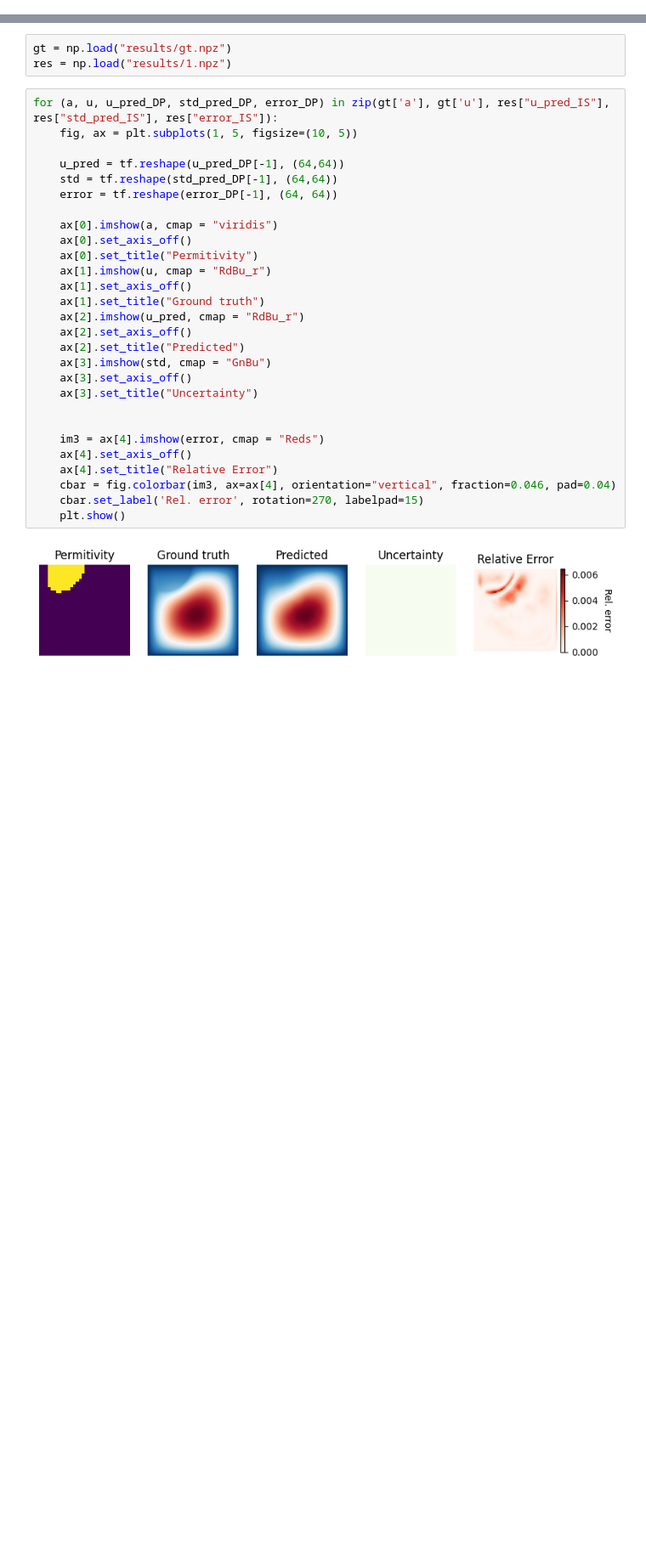
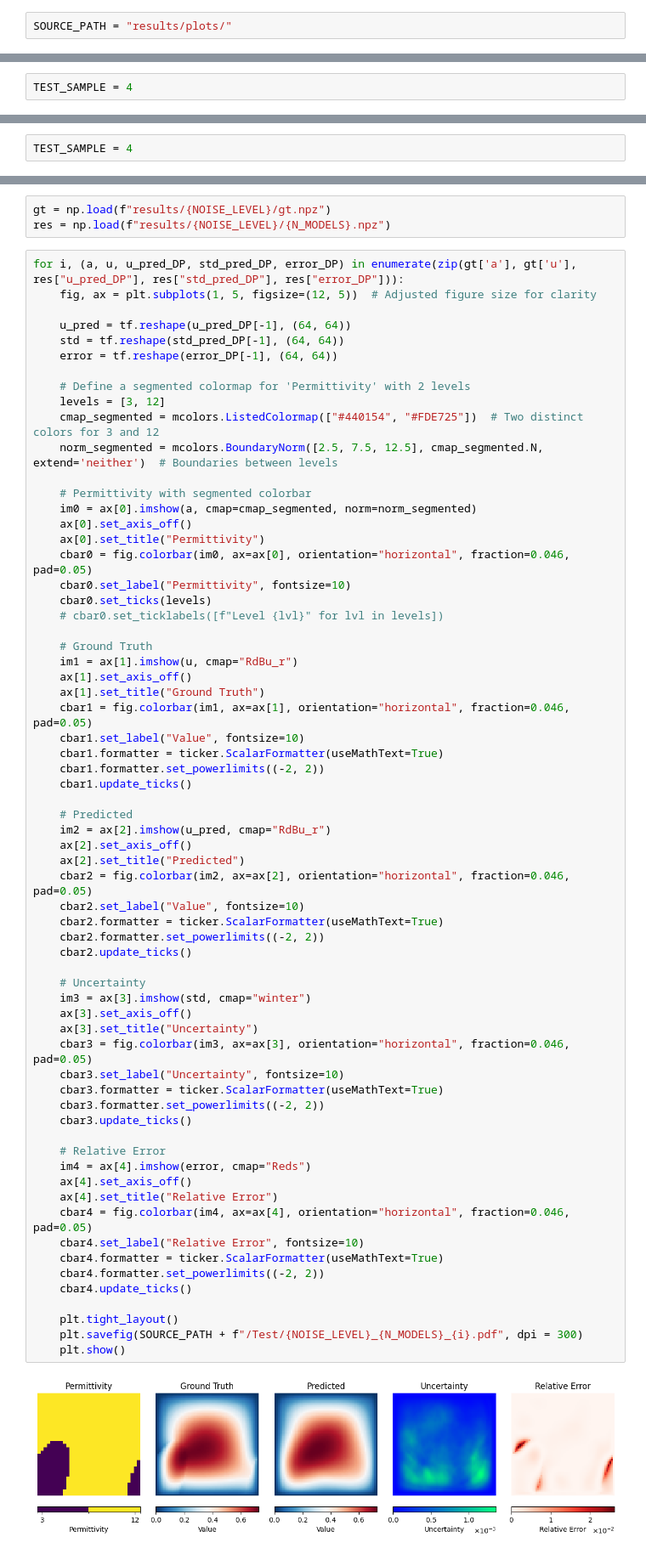
Before and after one commit to TheoHanon/NeuralFlow, a Jupyter notebook: Experiments/Darcy Flow/nf_operator_learn.ipynb, the cells around one changed output, grey strips where cells are left out. Shown at 85% size. Cells and saved outputs as stored; diff of their text form; blank space fills up the shorter version.

```diff
--- a/Experiments/Darcy Flow/nf_operator_learn.ipynb
+++ b/Experiments/Darcy Flow/nf_operator_learn.ipynb
@@ -10,0 +9,2 @@ To enable the following instructions: SSE4.1 SSE4.2 AVX AVX2 AVX512F AVX512_VNNI
+# %%
+SOURCE_PATH = "results/plots/"
@@ -10,0 +71,2 @@ To enable the following instructions: SSE4.1 SSE4.2 AVX AVX2 AVX512F AVX512_VNNI
+# %%
+TEST_SAMPLE = 4
@@ -10,0 +329,2 @@ To enable the following instructions: SSE4.1 SSE4.2 AVX AVX2 AVX512F AVX512_VNNI
+# %%
+TEST_SAMPLE = 4
@@ -11,33 +527,70 @@ To enable the following instructions: SSE4.1 SSE4.2 AVX AVX2 AVX512F AVX512_VNNI
 # %%
-gt = np.load("results/gt.npz")
-res = np.load("results/1.npz")
+gt = np.load(f"results/{NOISE_LEVEL}/gt.npz")
+res = np.load(f"results/{NOISE_LEVEL}/{N_MODELS}.npz")
 # %%
-for (a, u, u_pred_DP, std_pred_DP, error_DP) in zip(gt['a'], gt['u'], res["u_pred_IS"], res["std_pred_IS"], res["error_IS"]):
-    fig, ax = plt.subplots(1, 5, figsize=(10, 5))
+for i, (a, u, u_pred_DP, std_pred_DP, error_DP) in enumerate(zip(gt['a'], gt['u'], res["u_pred_DP"], res["std_pred_DP"], res["error_DP"])):
+    fig, ax = plt.subplots(1, 5, figsize=(12, 5))  # Adjusted figure size for clarity
 
-    u_pred = tf.reshape(u_pred_DP[-1], (64,64))
-    std = tf.reshape(std_pred_DP[-1], (64,64))
+    u_pred = tf.reshape(u_pred_DP[-1], (64, 64))
+    std = tf.reshape(std_pred_DP[-1], (64, 64))
     error = tf.reshape(error_DP[-1], (64, 64))
 
-    ax[0].imshow(a, cmap = "viridis")
+    # Define a segmented colormap for 'Permittivity' with 2 levels
+    levels = [3, 12]
+    cmap_segmented = mcolors.ListedColormap(["#440154", "#FDE725"])  # Two distinct colors for 3 and 12
+    norm_segmented = mcolors.BoundaryNorm([2.5, 7.5, 12.5], cmap_segmented.N, extend='neither')  # Boundaries between levels
+
+    # Permittivity with segmented colorbar
+    im0 = ax[0].imshow(a, cmap=cmap_segmented, norm=norm_segmented)
     ax[0].set_axis_off()
-    ax[0].set_title("Permitivity")
-    ax[1].imshow(u, cmap = "RdBu_r")
+    ax[0].set_title("Permittivity")
+    cbar0 = fig.colorbar(im0, ax=ax[0], orientation="horizontal", fraction=0.046, pad=0.05)
+    cbar0.set_label("Permittivity", fontsize=10)
+    cbar0.set_ticks(levels)
+    # cbar0.set_ticklabels([f"Level {lvl}" for lvl in levels])
+
+    # Ground Truth
+    im1 = ax[1].imshow(u, cmap="RdBu_r")
     ax[1].set_axis_off()
-    ax[1].set_title("Ground truth")
-    ax[2].imshow(u_pred, cmap = "RdBu_r")
+    ax[1].set_title("Ground Truth")
+    cbar1 = fig.colorbar(im1, ax=ax[1], orientation="horizontal", fraction=0.046, pad=0.05)
+    cbar1.set_label("Value", fontsize=10)
+    cbar1.formatter = ticker.ScalarFormatter(useMathText=True)
+    cbar1.formatter.set_powerlimits((-2, 2))
+    cbar1.update_ticks()
+
+    # Predicted
+    im2 = ax[2].imshow(u_pred, cmap="RdBu_r")
     ax[2].set_axis_off()
     ax[2].set_title("Predicted")
-    ax[3].imshow(std, cmap = "GnBu")
+    cbar2 = fig.colorbar(im2, ax=ax[2], orientation="horizontal", fraction=0.046, pad=0.05)
+    cbar2.set_label("Value", fontsize=10)
+    cbar2.formatter = ticker.ScalarFormatter(useMathText=True)
+    cbar2.formatter.set_powerlimits((-2, 2))
+    cbar2.update_ticks()
+
+    # Uncertainty
+    im3 = ax[3].imshow(std, cmap="winter")
     ax[3].set_axis_off()
     ax[3].set_title("Uncertainty")
+    cbar3 = fig.colorbar(im3, ax=ax[3], orientation="horizontal", fraction=0.046, pad=0.05)
+    cbar3.set_label("Uncertainty", fontsize=10)
+    cbar3.formatter = ticker.ScalarFormatter(useMathText=True)
+    cbar3.formatter.set_powerlimits((-2, 2))
+    cbar3.update_ticks()
 
-
-    im3 = ax[4].imshow(error, cmap = "Reds")
+    # Relative Error
+    im4 = ax[4].imshow(error, cmap="Reds")
     ax[4].set_axis_off()
     ax[4].set_title("Relative Error")
-    cbar = fig.colorbar(im3, ax=ax[4], orientation="vertical", fraction=0.046, pad=0.04)
-    cbar.set_label('Rel. error', rotation=270, labelpad=15)
+    cbar4 = fig.colorbar(im4, ax=ax[4], orientation="horizontal", fraction=0.046, pad=0.05)
+    cbar4.set_label("Relative Error", fontsize=10)
+    cbar4.formatter = ticker.ScalarFormatter(useMathText=True)
+    cbar4.formatter.set_powerlimits((-2, 2))
+    cbar4.update_ticks()
+
+    plt.tight_layout()
+    plt.savefig(SOURCE_PATH + f"/Test/{NOISE_LEVEL}_{N_MODELS}_{i}.pdf", dpi = 300)
     plt.show()
 # %% [output]
-[figure, old version]
+[figure, new version]
```
Also changed, not shown: parts of 21 cells of this notebook, 6 other files.
